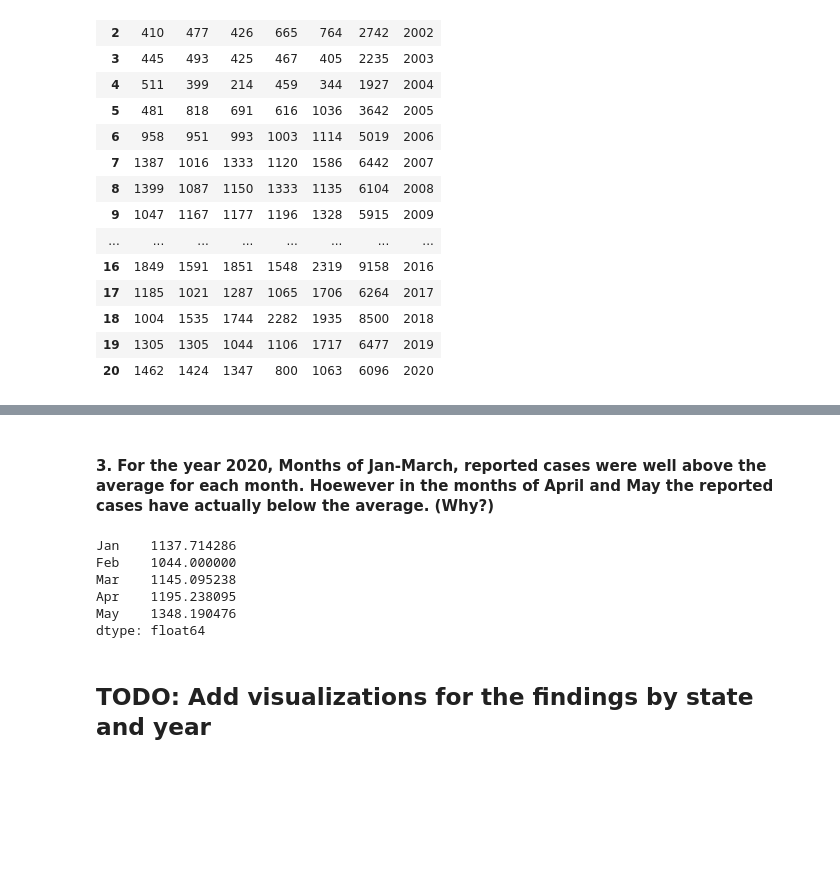
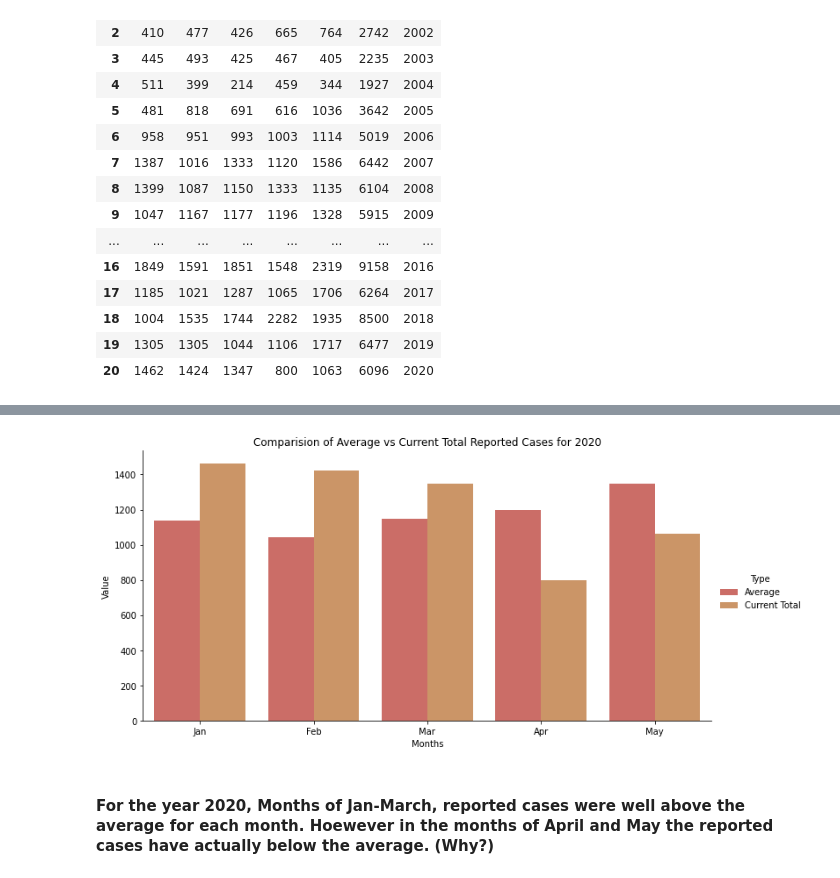
Before and after one commit to OmdenaAI/reddot, a Jupyter notebook: EDA/statewise_cases_analysis.ipynb, the cells around one changed output, grey strips where cells are left out. Cells and saved outputs as stored; diff of their text form; code cells hidden in the pictures; blank space fills up the shorter version.

```diff
--- a/EDA/statewise_cases_analysis.ipynb
+++ b/EDA/statewise_cases_analysis.ipynb
@@ -87,0 +124,8 @@ df_yearly[['Jan','Feb','Mar','Apr','May','Total','Year']].sort_values(['Year']).
+# %%
+temp1 = pd.DataFrame(df_yearly.mean()[:5]).reset_index()
+temp1.columns = ['Months', 'Value']
+temp1['Type'] = 'Average'
+temp2 = df_yearly_sorted[df_yearly_sorted['Year']==2020].transpose()[:5].reset_index()
+temp2.columns = ['Months', 'Value']
+temp2['Type'] = 'Current Total'
+months_df = temp1.append(temp2)
@@ -88,13 +146,6 @@ df_yearly[['Jan','Feb','Mar','Apr','May','Total','Year']].sort_values(['Year']).
+# %%
+sns.catplot(x='Months', y='Value', data = months_df, kind='bar',height=5, hue= 'Type', aspect=2, palette=sns.color_palette("hls",15)).set(title='Comparision of Average vs Current Total Reported Cases for 2020');
+# %% [output]
+[figure, added]
 # %% [markdown]
-#### 3. For the year 2020, Months of Jan-March, reported cases were well above the average for each month. Hoewever in the months of April and May the reported cases have actually below the average. (Why?)
+#### For the year 2020, Months of Jan-March, reported cases were well above the average for each month. Hoewever in the months of April and May the reported cases have actually below the average. (Why?)
-# %%
-df_yearly.mean()[:5]
-# %% [output]
-Jan    1137.714286
-Feb    1044.000000
-Mar    1145.095238
-Apr    1195.238095
-May    1348.190476
-dtype: float64
-# %% [markdown]
-## TODO: Add visualizations for the findings by state and year
```
Also changed, not shown: parts of 13 cells of this notebook.
